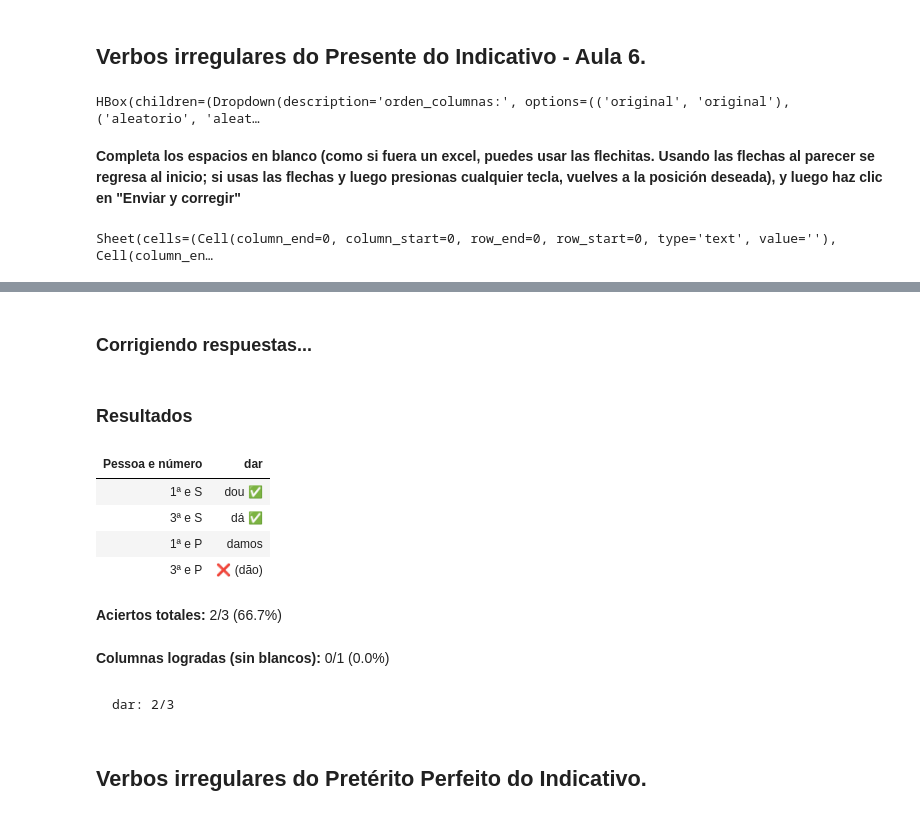
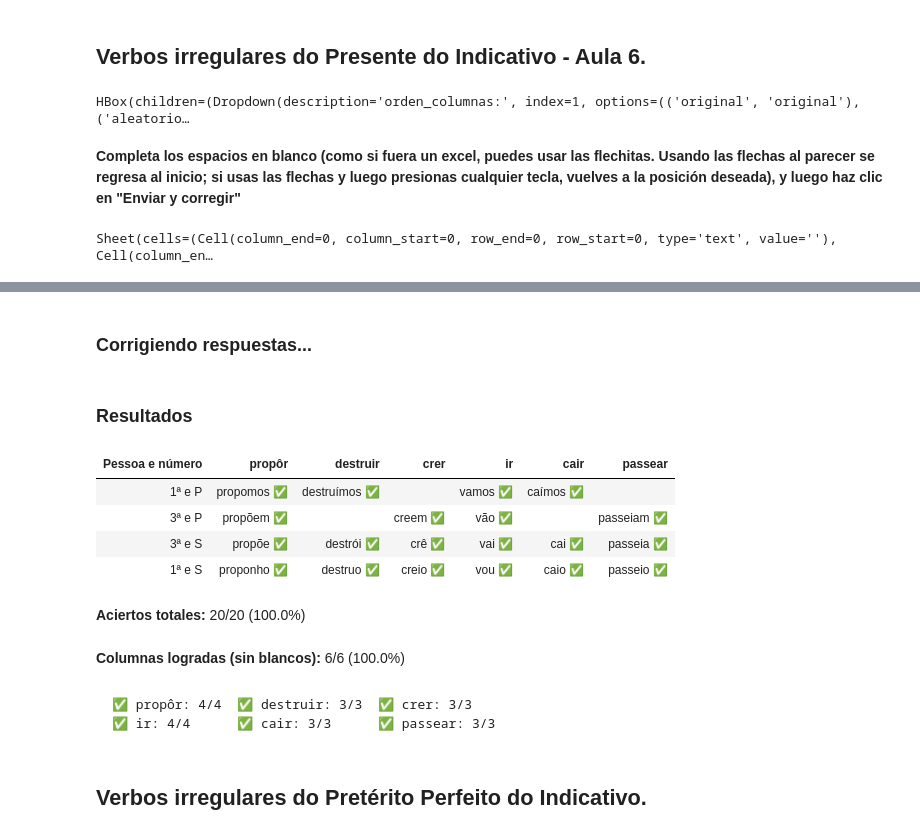
Before and after one commit to dpersonal123/portugues-2025, a Jupyter notebook: practicar.ipynb, the cells around one changed output, grey strips where cells are left out. Cells and saved outputs as stored; diff of their text form; code cells hidden in the pictures.

````diff
--- a/practicar.ipynb
+++ b/practicar.ipynb
@@ -312,23 +312,24 @@ duzentos e trinta e três bilhões e cinquenta e cinco milhões, quatrocentos e
 ## Verbos irregulares do Presente do Indicativo - Aula 6.
 # %%
 # Llamada por defecto — cambia el path si quieres usar otro archivo local o remoto
-practice('https://docs.google.com/spreadsheets/d/1zvyy6IEevR8hROumde324Y4UxtLv760l/export?format=xlsx', -1)
+practice('https://docs.google.com/spreadsheets/d/1zvyy6IEevR8hROumde324Y4UxtLv760l/export?format=xlsx', 2)
 # %% [output]
-HBox(children=(Dropdown(description='orden_columnas:', options=(('original', 'original'), ('aleatorio', 'aleat…
+HBox(children=(Dropdown(description='orden_columnas:', index=1, options=(('original', 'original'), ('aleatorio…
 **Completa los espacios en blanco (como si fuera un excel, puedes usar las flechitas. Usando las flechas al parecer se regresa al inicio; si usas las flechas y luego presionas cualquier tecla, vuelves a la posición deseada), y luego haz clic en "Enviar y corregir"**
 Sheet(cells=(Cell(column_end=0, column_start=0, row_end=0, row_start=0, type='text', value=''), Cell(column_en…
 [interactive output not drawn]
 ### Corrigiendo respuestas...
 ### Resultados
-| Pessoa e número | dar |
-| 1ª e S | dou ✅ |
-| 3ª e S | dá ✅ |
-| 1ª e P | damos |
-| 3ª e P | ❌ (dão) |
+| Pessoa e número | propôr | destruir | crer | ir | cair | passear |
+| 1ª e P | propomos ✅ | destruímos ✅ |  | vamos ✅ | caímos ✅ |  |
+| 3ª e P | propõem ✅ |  | creem ✅ | vão ✅ |  | passeiam ✅ |
+| 3ª e S | propõe ✅ | destrói ✅ | crê ✅ | vai ✅ | cai ✅ | passeia ✅ |
+| 1ª e S | proponho ✅ | destruo ✅ | creio ✅ | vou ✅ | caio ✅ | passeio ✅ |
-**Aciertos totales:** 2/3 (66.7%)
+**Aciertos totales:** 20/20 (100.0%)
-**Columnas logradas (sin blancos):** 0/1 (0.0%)
+**Columnas logradas (sin blancos):** 6/6 (100.0%)
 ```text
-dar: 2/3
+✅ propôr: 4/4  ✅ destruir: 3/3  ✅ crer: 3/3
+✅ ir: 4/4      ✅ cair: 3/3      ✅ passear: 3/3
 ```
 # %% [markdown]
 ## Verbos irregulares do Pretérito Perfeito do Indicativo.
````
Also changed, not shown: parts of 1 cell of this notebook, 4 other files.
